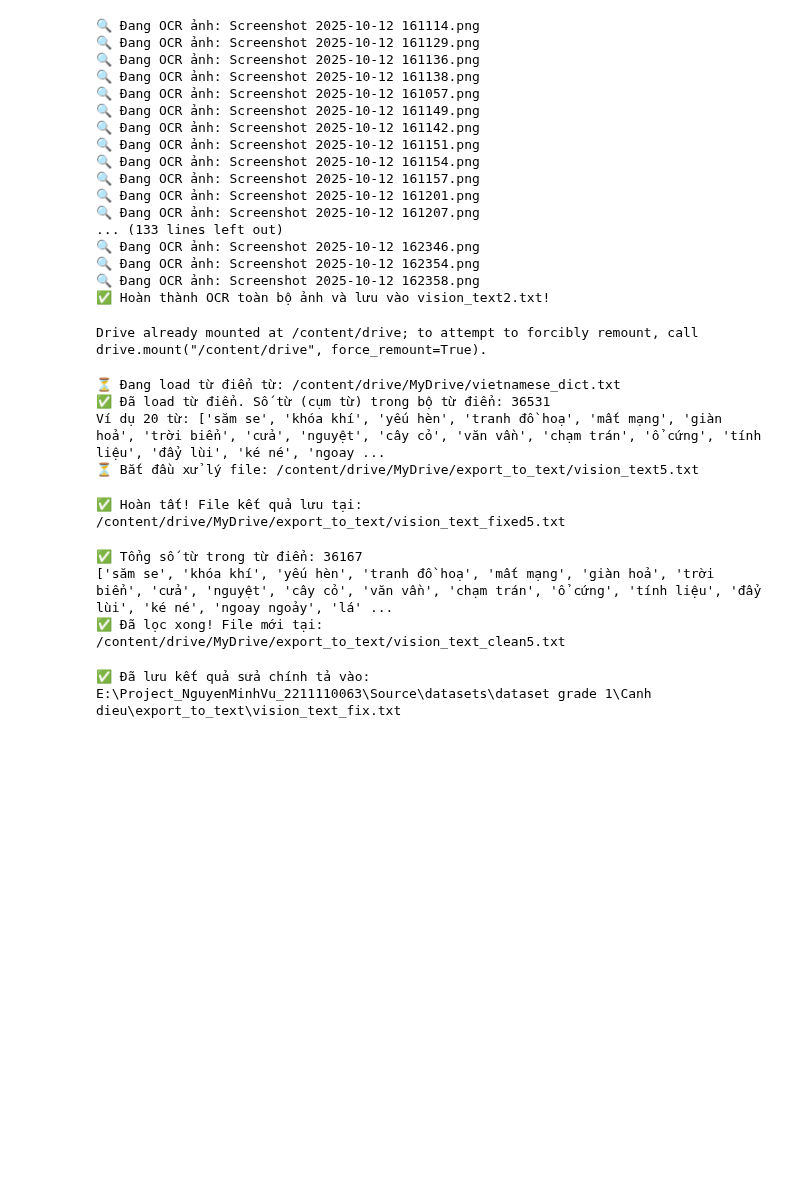
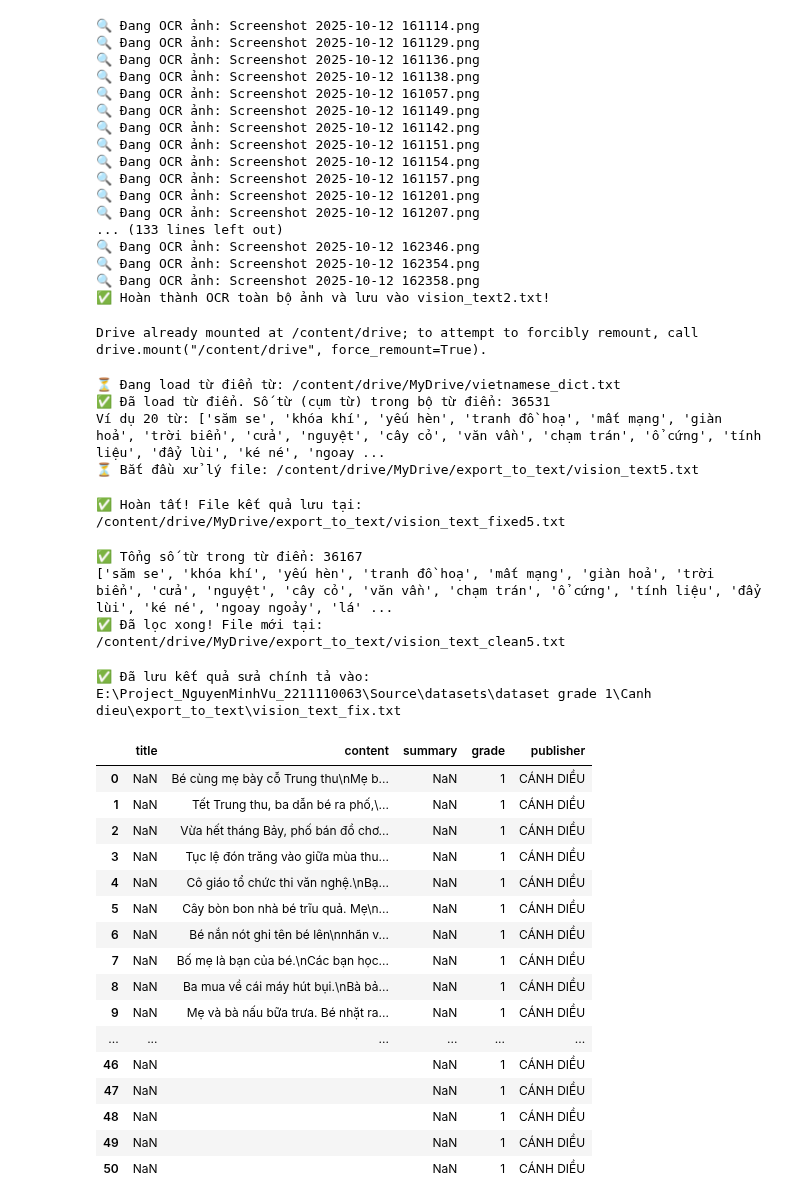
Before and after one commit to Biuuu2309/Reading-summary-project-combining-LLMs-MAS-and-React-SpringBoot-technologies, a Jupyter notebook: Source/ai/Model Train/Program.ipynb, the cells around one changed output. Cells and saved outputs as stored; diff of their text form; code cells hidden in the pictures; blank space fills up the shorter version.

```diff
--- a/Source/ai/Model Train/Program.ipynb
+++ b/Source/ai/Model Train/Program.ipynb
@@ -527,3 +527,75 @@ with open(file_output, "w", encoding="utf-8") as f:
 print("✅ Đã lưu kết quả sửa chính tả vào:", file_output)
 # %% [output]
 ✅ Đã lưu kết quả sửa chính tả vào: E:\Project_NguyenMinhVu_2211110063\Source\datasets\dataset grade 1\Canh dieu\export_to_text\vision_text_fix.txt
+# %%
+import pandas as pd
+
+dataframe = pd.DataFrame()
+lst_col = ['title', 'content', 'summary', 'grade', 'publisher']
+for col in lst_col:
+    dataframe.insert(column= col, loc= len(dataframe.columns), value=np.nan)
+
+file_path = r"E:\Project_NguyenMinhVu_2211110063\Source\datasets\dataset grade 1\Canh dieu\export_to_text\data.txt"
+
+with open(file_path, "r", encoding="utf-8") as f:
+    text = f.read()
+chunks = [chunk.strip() for chunk in text.split("ẢNH:") if chunk.strip()]
+for chunk in chunks:
+    lines = chunk.splitlines()
+    title = lines[0].strip() if lines else ""
+    content = "\n".join(lines[1:]).strip() if len(lines) > 1 else ""
+    dataframe = pd.concat([dataframe, pd.DataFrame({"title": [title], "content": [content], "summary": [np.nan], "grade": 1, "publisher": "CÁNH DIỀU"})], ignore_index=True)
+
+dataframe.to_excel(r"E:\Project_NguyenMinhVu_2211110063\Source\datasets\dataset grade 1\canhdieu1.xlsx", index=False)
+# %%
+import pandas as pd
+import numpy as np
+
+# 1. Khởi tạo DataFrame rỗng với các cột
+lst_col = ['title', 'content', 'summary', 'grade', 'publisher']
+dataframe = pd.DataFrame(columns=lst_col)
+
+# 2. Đọc file text
+file_path = r"E:\Project_NguyenMinhVu_2211110063\Source\datasets\dataset grade 1\Chan troi sang tao\export_to_text\data1.txt"
+with open(file_path, "r", encoding="utf-8") as f:
+    text = f.read()
+
+# 3. Tách các đoạn theo "ẢNH:"
+chunks = [chunk.strip() for chunk in text.split("ẢNH:") if chunk.strip()]
+
+# 4. Duyệt từng đoạn, lấy title + content
+for chunk in chunks:
+    lines = chunk.splitlines()
+    content = "\n".join(lines[0:]).strip() if len(lines) > 1 else ""
+
+    # Append vào DataFrame
+    dataframe = pd.concat(
+        [dataframe, pd.DataFrame({
+            "title": [np.nan],
+            "content": [content],
+            "summary": [np.nan],
+            "grade": [1],
+            "publisher": ["CÁNH DIỀU"]
+        })],
+        ignore_index=True
+    )
+
+dataframe.to_excel(r"E:\Project_NguyenMinhVu_2211110063\Source\datasets\dataset grade 1\chantroisangtao1.xlsx", index=False)
+# %% [output]
+|  | title | content | summary | grade | publisher |
+| 0 | NaN | Bé cùng mẹ bày cỗ Trung thu\nMẹ b... | NaN | 1 | CÁNH DIỀU |
+| 1 | NaN | Tết Trung thu, ba dẫn bé ra phố,\... | NaN | 1 | CÁNH DIỀU |
+| 2 | NaN | Vừa hết tháng Bảy, phố bán đồ chơ... | NaN | 1 | CÁNH DIỀU |
+| 3 | NaN | Tục lệ đón trăng vào giữa mùa thu... | NaN | 1 | CÁNH DIỀU |
+| 4 | NaN | Cô giáo tổ chức thi văn nghệ.\nBạ... | NaN | 1 | CÁNH DIỀU |
+| 5 | NaN | Cây bòn bon nhà bé trĩu quả. Mẹ\n... | NaN | 1 | CÁNH DIỀU |
+| 6 | NaN | Bé nắn nót ghi tên bé lên\nnhãn v... | NaN | 1 | CÁNH DIỀU |
+| 7 | NaN | Bố mẹ là bạn của bé.\nCác bạn học... | NaN | 1 | CÁNH DIỀU |
+| 8 | NaN | Ba mua về cái máy hút bụi.\nBà bả... | NaN | 1 | CÁNH DIỀU |
+| 9 | NaN | Mẹ và bà nấu bữa trưa. Bé nhặt ra... | NaN | 1 | CÁNH DIỀU |
+| ... | ... | ... | ... | ... | ... |
+| 46 | NaN |  | NaN | 1 | CÁNH DIỀU |
+| 47 | NaN |  | NaN | 1 | CÁNH DIỀU |
+| 48 | NaN |  | NaN | 1 | CÁNH DIỀU |
+| 49 | NaN |  | NaN | 1 | CÁNH DIỀU |
+| 50 | NaN |  | NaN | 1 | CÁNH DIỀU |
```
Also changed, not shown: 8 other files.
